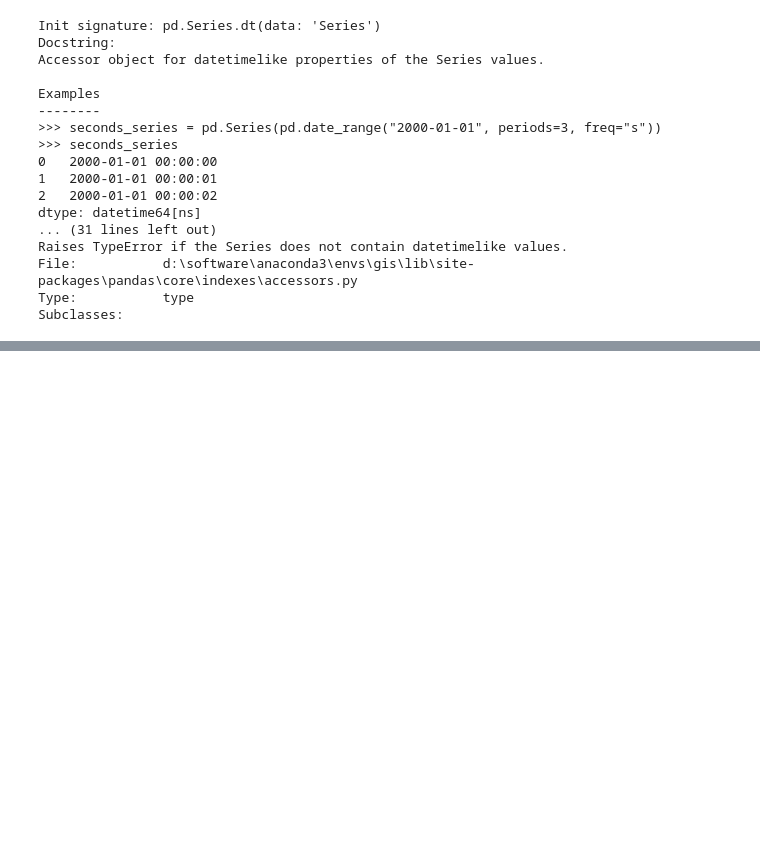
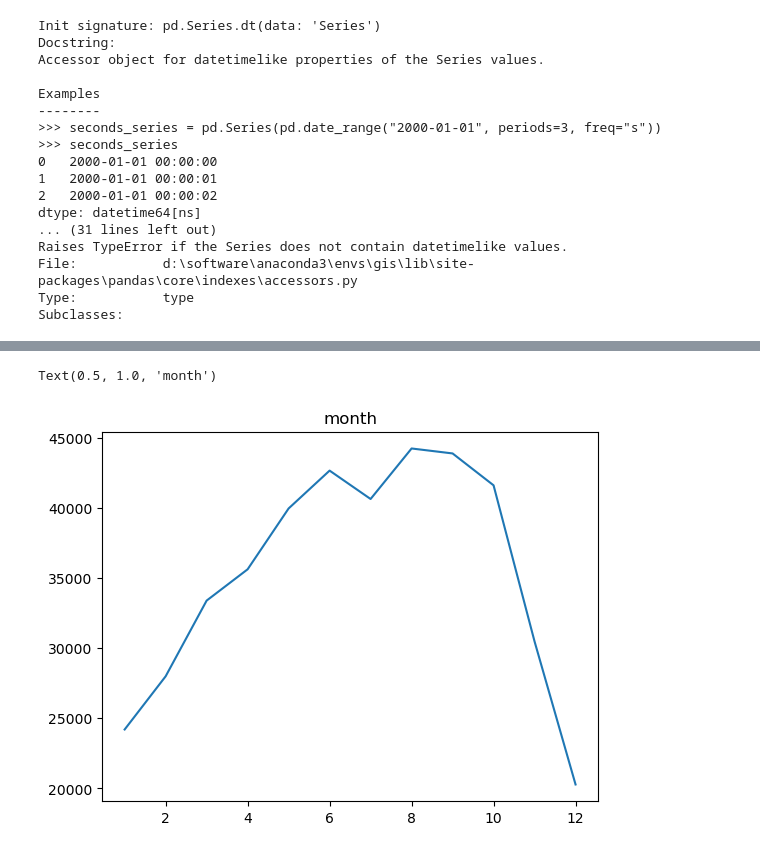
Before and after one commit to lun55/GIS_Learn, a Jupyter notebook: Jupyter/Bay_Wheels.ipynb, the cells around one changed output, grey strips where cells are left out. Saved outputs shown, nothing was run; the diff lists cells and outputs as text; code cells hidden in the pictures; blank space fills up the shorter version.

```diff
--- a/Jupyter/Bay_Wheels.ipynb
+++ b/Jupyter/Bay_Wheels.ipynb
@@ -230,0 +270,6 @@ Subclasses:
+# %%
+plt.plot(df_m['month'],df_m['duringtime']/3600)
+plt.title('month')
+# %% [output]
+Text(0.5, 1.0, 'month')
+[figure, added]
```
Also changed, not shown: parts of 7 cells of this notebook.
